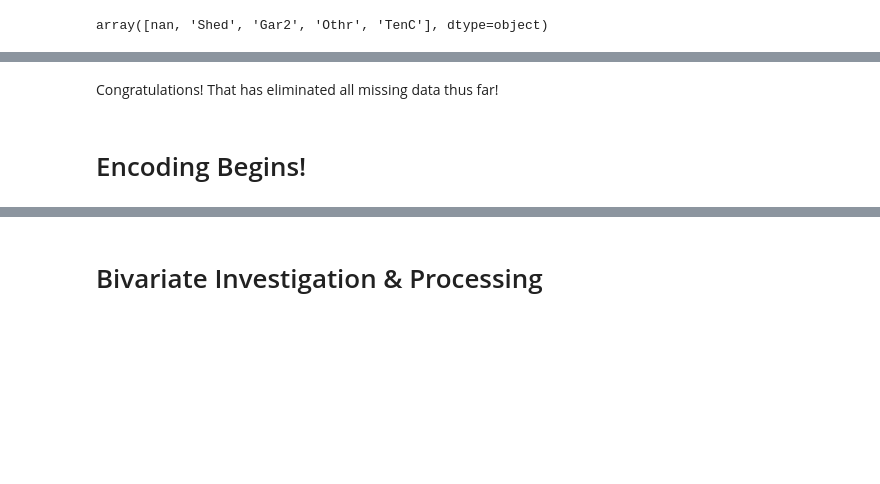
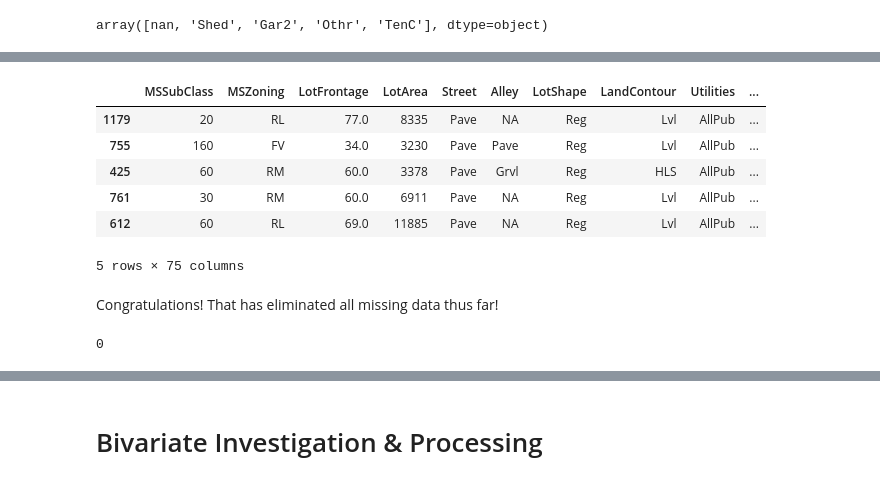
Before and after one commit to BaroqBard/IowaHousingPredictions, a Jupyter notebook: Iowa Housing Project - I. Data Preparation.ipynb, the cells around one changed output, grey strips where cells are left out. Drawn from its saved outputs; the diff is of its cells as text; code cells hidden in the pictures; blank space fills up the shorter version.

```diff
--- a/Iowa Housing Project - I. Data Preparation.ipynb
+++ b/Iowa Housing Project - I. Data Preparation.ipynb
@@ -188,0 +165,3 @@ numcols.extend(['YrsSinceBlt', 'YrsSinceRemod',
+# %%
+iowa_xtrain = initial_corrections(iowa_xtrain)
+iowa_xtrain.head()
@@ -529,4 +532,17 @@ pickle.dump(imputer, open('./imputer.pkl', 'wb'))
+# %%
+iowa_xtrain = secondary_correction(iowa_xtrain, imputer)
+iowa_xtrain.head()
+# %% [output]
+|  | MSSubClass | MSZoning | LotFrontage | LotArea | Street | Alley | LotShape | LandContour | Utilities | ... |
+| 1179 | 20 | RL | 77.0 | 8335 | Pave | NA | Reg | Lvl | AllPub | ... |
+| 755 | 160 | FV | 34.0 | 3230 | Pave | Pave | Reg | Lvl | AllPub | ... |
+| 425 | 60 | RM | 60.0 | 3378 | Pave | Grvl | Reg | HLS | AllPub | ... |
+| 761 | 30 | RM | 60.0 | 6911 | Pave | NA | Reg | Lvl | AllPub | ... |
+| 612 | 60 | RL | 69.0 | 11885 | Pave | NA | Reg | Lvl | AllPub | ... |
+5 rows × 75 columns
 # %% [markdown]
 Congratulations! That has eliminated all missing data thus far!
-# %% [markdown]
-# Encoding Begins!
+# %%
+iowa_xtrain.isna().sum().sum()
+# %% [output]
+0
```
Also changed, not shown: parts of 14 cells of this notebook.
